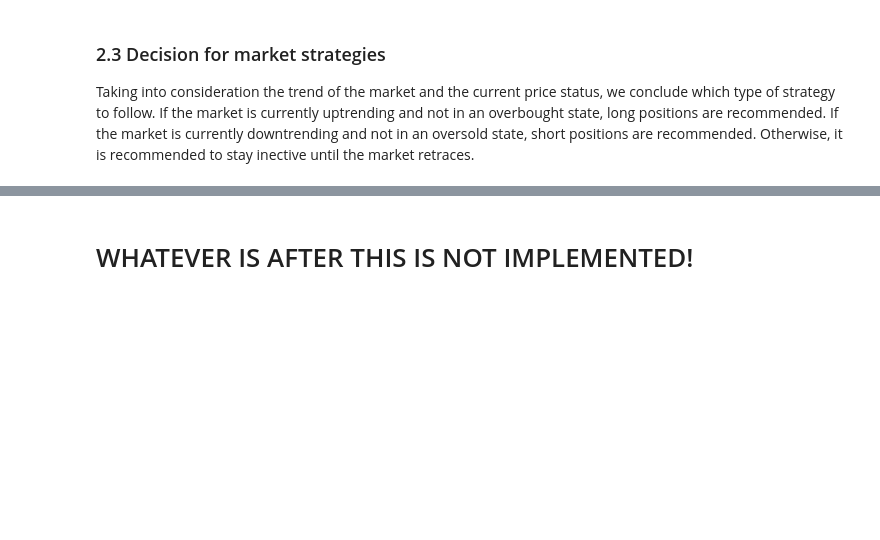
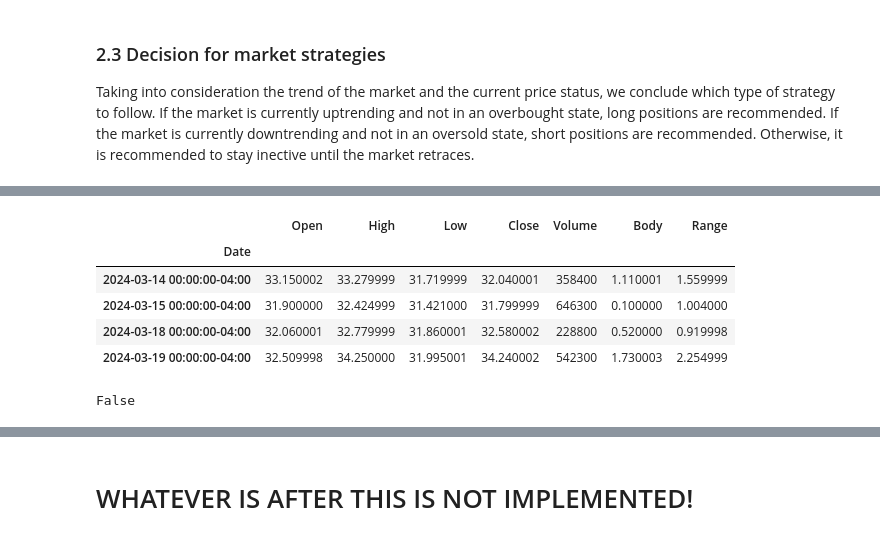
Before and after one commit to JoaoLuis92/Investments, a Jupyter notebook: Investments.ipynb, the cells around one changed output, grey strips where cells are left out. Drawn from its saved outputs; the diff is of its cells as text; code cells hidden in the pictures; blank space fills up the shorter version.

Commit message:
Added first set of candlestick patterns

```diff
--- a/Investments.ipynb
+++ b/Investments.ipynb
@@ -157,0 +257,19 @@ Market is currently good for long positions.
+# %%
+ticker = yf.Ticker("BLBD")
+df_ticker = ticker.history(period="1mo").drop(["Dividends","Stock Splits"], axis = 1)
+
+body_and_range(df_ticker)
+
+df_ticker.tail(4)
+# %% [output]
+|  | Open | High | Low | Close | Volume | Body | Range |
+| Date |  |  |  |  |  |  |  |
+| 2024-03-14 00:00:00-04:00 | 33.150002 | 33.279999 | 31.719999 | 32.040001 | 358400 | 1.110001 | 1.559999 |
+| 2024-03-15 00:00:00-04:00 | 31.900000 | 32.424999 | 31.421000 | 31.799999 | 646300 | 0.100000 | 1.004000 |
+| 2024-03-18 00:00:00-04:00 | 32.060001 | 32.779999 | 31.860001 | 32.580002 | 228800 | 0.520000 | 0.919998 |
+| 2024-03-19 00:00:00-04:00 | 32.509998 | 34.250000 | 31.995001 | 34.240002 | 542300 | 1.730003 | 2.254999 |
+# %%
+
+pattern_bullish_pinbar(df_spx,confirmation=False)
+# %% [output]
+False
```
Also changed, not shown: parts of 23 cells of this notebook, 1 other file.
